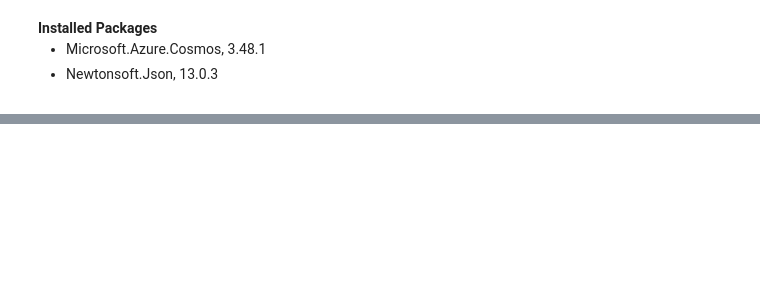
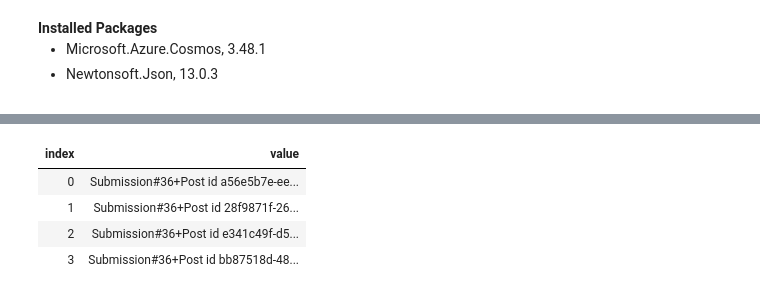
Before and after one commit to hsavran/BasicsToAI, a Jupyter notebook: Query.ipynb, the cells around one changed output, grey strips where cells are left out. Drawn from its saved outputs; the diff is of its cells as text; code cells hidden in the pictures; blank space fills up the shorter version.

```diff
--- a/Query.ipynb
+++ b/Query.ipynb
@@ -32,3 +33,18 @@ public class Post
     public int Score { get; set; }
     public string Tags { get; set; }
 }
+# %%
+using Newtonsoft.Json.Linq;
+
+// It takes 15 minutes to run this code
+var json = await new HttpClient().GetStringAsync("https://raw.githubusercontent.com/hsavran/Presentations/refs/heads/main/stackoverflow.json");
+var postList = JsonConvert.DeserializeObject<List<Post>>(json);
+postList.Count.Display(); // Display the number of posts
+//write the post to the container in bulk mode
+client = new CosmosClient(cstring, new CosmosClientOptions() {AllowBulkExecution = true});
+Container postContainer = client.GetContainer("StackOverflow", "Posts");
+foreach (var post in postList)
+{
+    var response = await postContainer.CreateItemAsync(post, new PartitionKey(post.OwnerUserId));
+    //response.StatusCode.Display(); // Display the status code of the response
+}
@@ -35,13 +57,20 @@ public class Post
 # %%
-var cmd = "SELECT * FROM c WHERE c.OwnerUserId = 1";
+var cmd = "SELECT * FROM c WHERE c.OwnerUserId = 1 and c.PostType = 'Question'";
 var postQuery = new QueryDefinition(cmd);
 var iterator = postContainer.GetItemQueryIterator<Post>(postQuery);
 var results = new List<Post>();
+
 while (iterator.HasMoreResults)
 {
     var response = await iterator.ReadNextAsync();
     results.AddRange(response);
+    response.RequestCharge.Display(); // Display the request charge of the response
 }
 results.Display();
 # %% [output]
 [interactive output not drawn]
+| index | value |
+| 0 | Submission#36+Post id a56e5b7e-ee... |
+| 1 | Submission#36+Post id 28f9871f-26... |
+| 2 | Submission#36+Post id e341c49f-d5... |
+| 3 | Submission#36+Post id bb87518d-48... |
```
Also changed, not shown: parts of 2 cells of this notebook.
